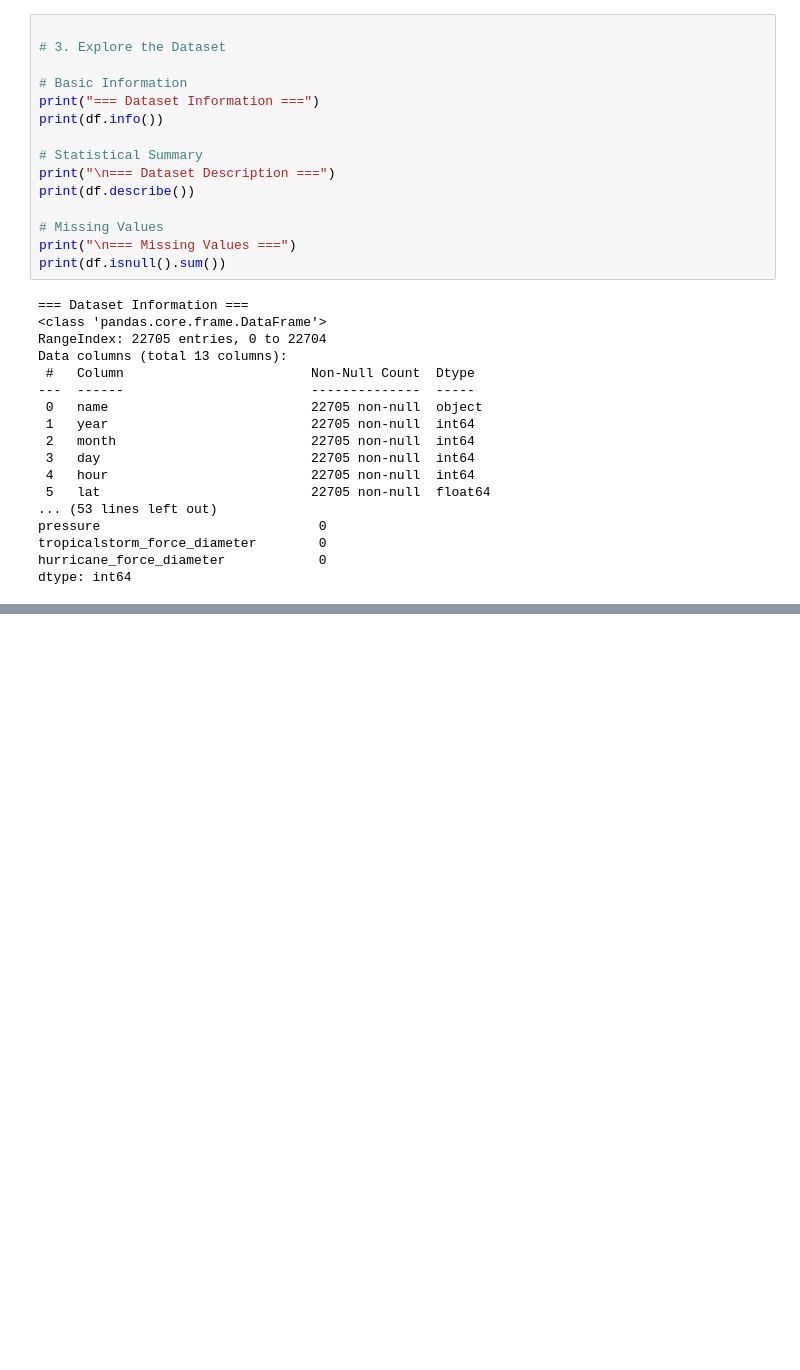
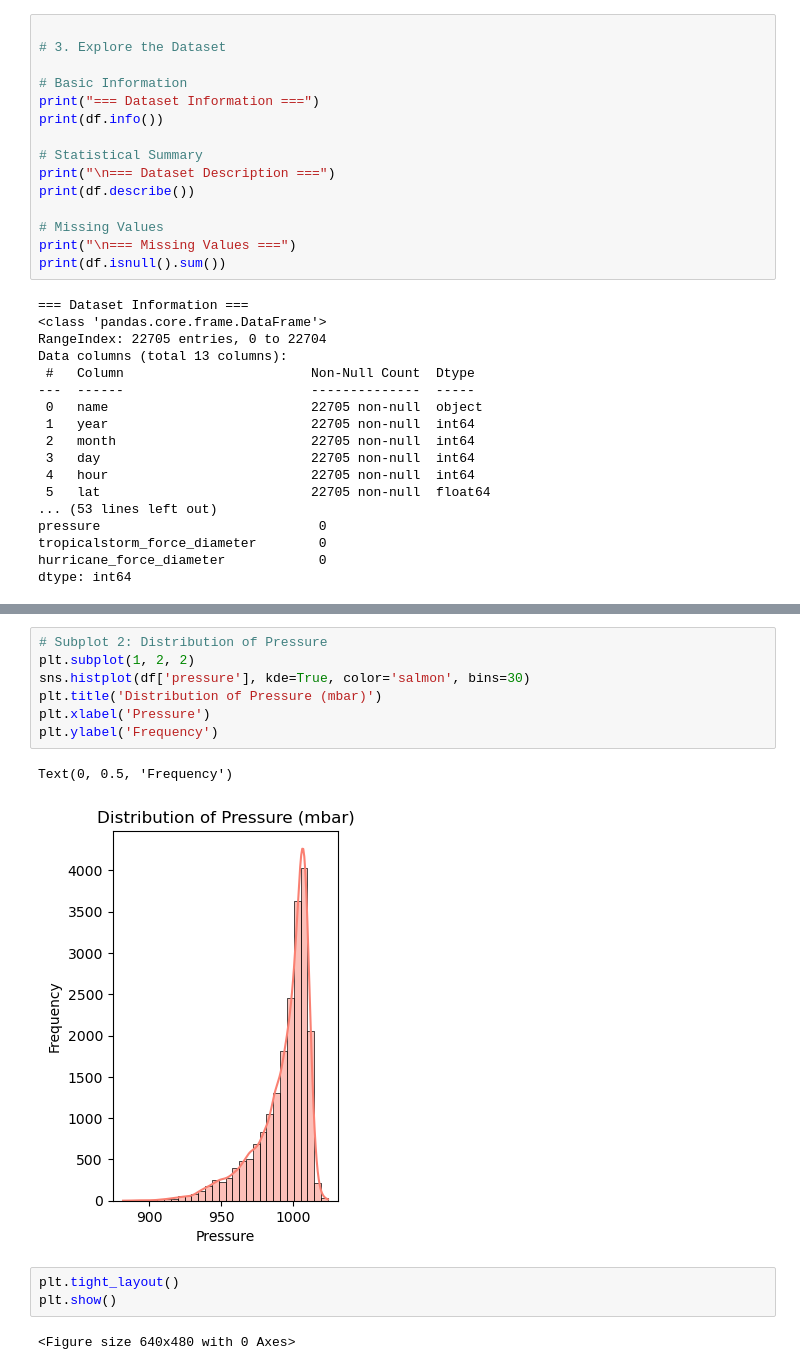
Before and after one commit to Dasdipanwita/Disaster_management_storm, a Jupyter notebook: Storm_Impact_Prediction_EDA.ipynb, the cells around one changed output, grey strips where cells are left out. Drawn from its saved outputs; the diff is of its cells as text; blank space fills up the shorter version.

```diff
--- a/Storm_Impact_Prediction_EDA.ipynb
+++ b/Storm_Impact_Prediction_EDA.ipynb
@@ -56,0 +136,15 @@ dtype: int64
+# %%
+# Subplot 2: Distribution of Pressure
+plt.subplot(1, 2, 2)
+sns.histplot(df['pressure'], kde=True, color='salmon', bins=30)
+plt.title('Distribution of Pressure (mbar)')
+plt.xlabel('Pressure')
+plt.ylabel('Frequency')
+# %% [output]
+Text(0, 0.5, 'Frequency')
+[figure, added]
+# %%
+plt.tight_layout()
+plt.show()
+# %% [output]
+<Figure size 640x480 with 0 Axes>
```
Also changed, not shown: parts of 10 cells of this notebook.
